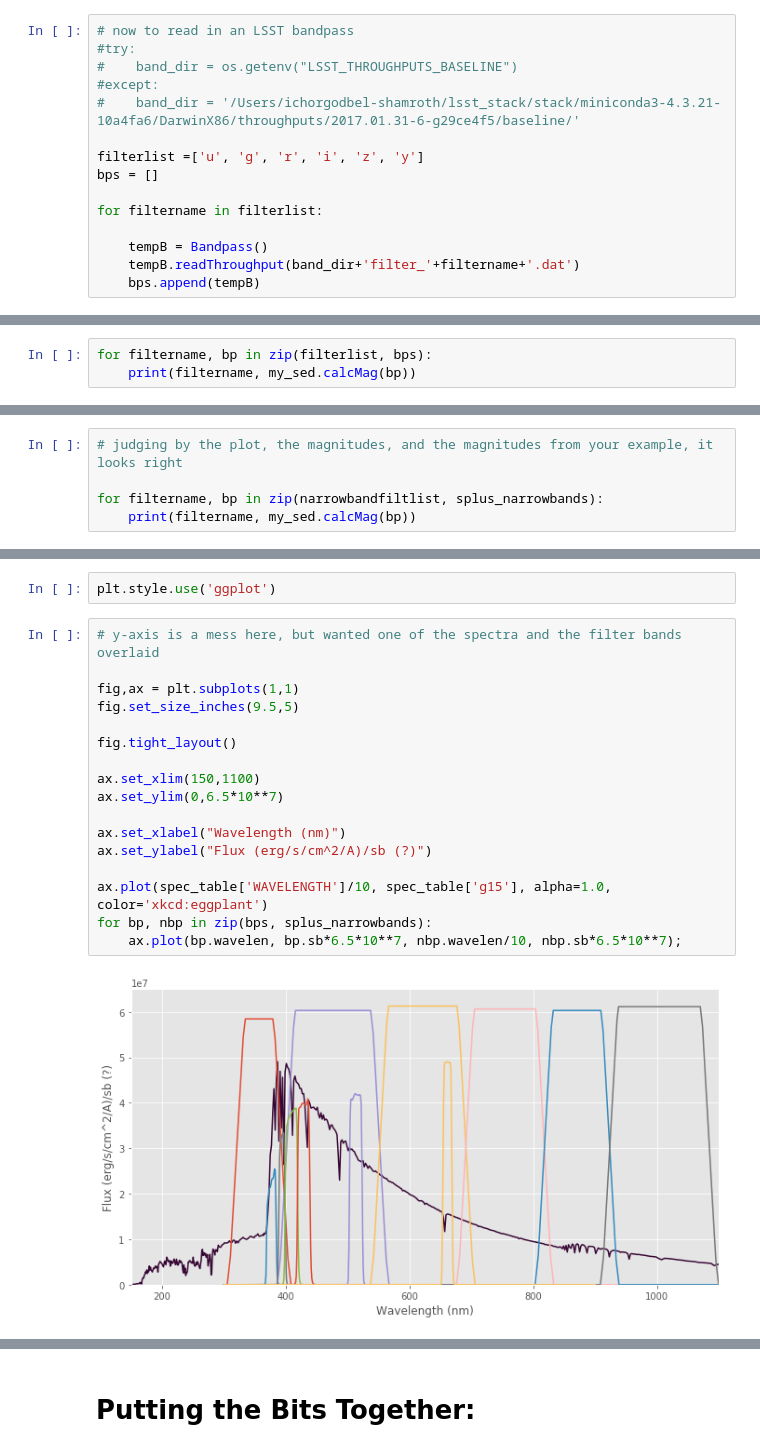
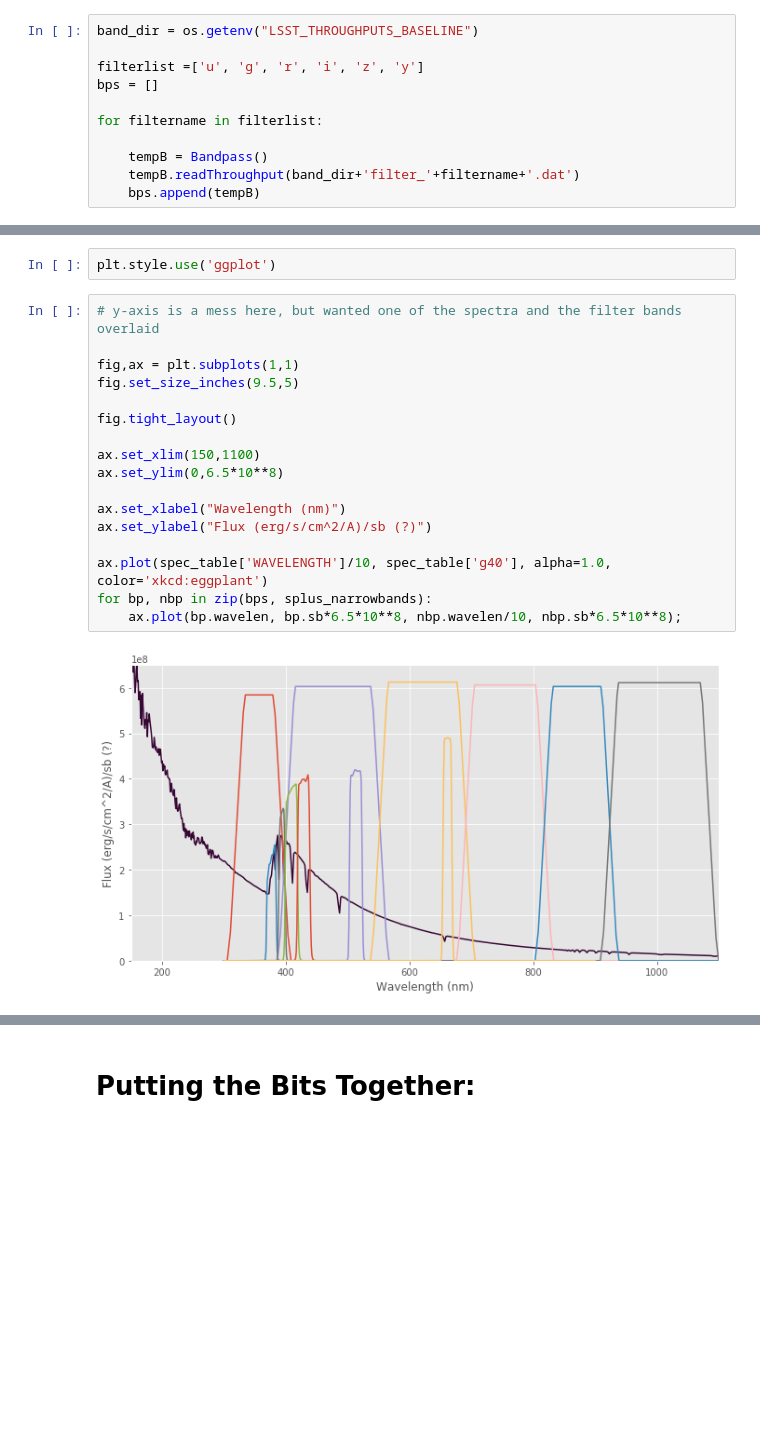
Before and after one commit to yoachim/LSST_narrowband, a Jupyter notebook: lsst_narrowband_spectra_templates.ipynb, the cells around one changed output, grey strips where cells are left out. Drawn from its saved outputs; the diff is of its cells as text; blank space fills up the shorter version.

```diff
--- a/lsst_narrowband_spectra_templates.ipynb
+++ b/lsst_narrowband_spectra_templates.ipynb
@@ -71,9 +36,5 @@ my_sed = Sed(wavelen=spec_table['WAVELENGTH']/10., flambda=spec_table['g15']*10)
 # %%
-# now to read in an LSST bandpass
-#try:
-#    band_dir = os.getenv("LSST_THROUGHPUTS_BASELINE")
-#except:
-#    band_dir = '/Users/ichorgodbel-shamroth/lsst_stack/stack/miniconda3-4.3.21-10a4fa6/DarwinX86/throughputs/2017.01.31-6-g29ce4f5/baseline/'
+band_dir = os.getenv("LSST_THROUGHPUTS_BASELINE")
 
 filterlist =['u', 'g', 'r', 'i', 'z', 'y']
 bps = []
@@ -101,6 +54,3 @@ plt.xlabel('Wavelength (nm)')
 plt.ylabel('sb (?)');
 # %% [output]
 [figure]
-# %%
-for filtername, bp in zip(filterlist, bps):
-    print(filtername, my_sed.calcMag(bp))
@@ -156,8 +82,3 @@ plt.xlabel('Wavelength (nm)')
 plt.ylabel('sb (?)');
 # %% [output]
 [figure]
-# %%
-# judging by the plot, the magnitudes, and the magnitudes from your example, it looks right
-
-for filtername, bp in zip(narrowbandfiltlist, splus_narrowbands):
-    print(filtername, my_sed.calcMag(bp))
@@ -202,19 +101,19 @@ plt.style.use('ggplot')
 # %%
 # y-axis is a mess here, but wanted one of the spectra and the filter bands overlaid
 
 fig,ax = plt.subplots(1,1)
 fig.set_size_inches(9.5,5)
 
 fig.tight_layout()
 
 ax.set_xlim(150,1100)
-ax.set_ylim(0,6.5*10**7)
+ax.set_ylim(0,6.5*10**8)
 
 ax.set_xlabel("Wavelength (nm)")
 ax.set_ylabel("Flux (erg/s/cm^2/A)/sb (?)")
 
-ax.plot(spec_table['WAVELENGTH']/10, spec_table['g15'], alpha=1.0, color='xkcd:eggplant')
+ax.plot(spec_table['WAVELENGTH']/10, spec_table['g40'], alpha=1.0, color='xkcd:eggplant')
 for bp, nbp in zip(bps, splus_narrowbands):
-    ax.plot(bp.wavelen, bp.sb*6.5*10**7, nbp.wavelen/10, nbp.sb*6.5*10**7);
+    ax.plot(bp.wavelen, bp.sb*6.5*10**8, nbp.wavelen/10, nbp.sb*6.5*10**8);
 # %% [output]
-[figure, old version]
+[figure, new version]
```
Also changed, not shown: parts of 23 cells of this notebook, 31 other files.
